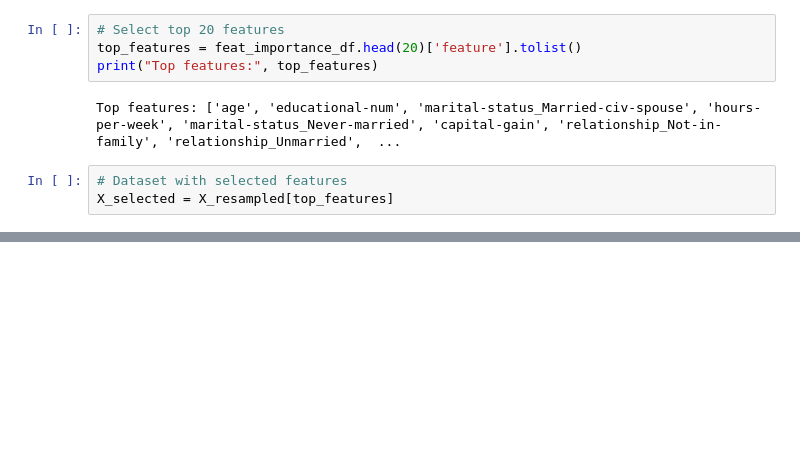
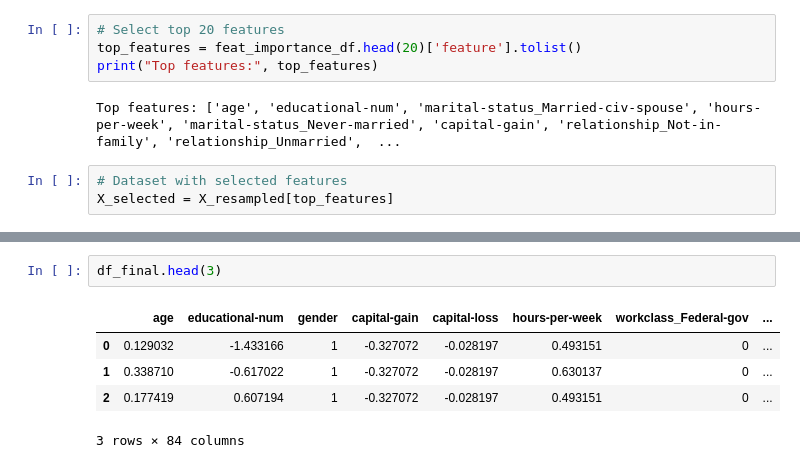
Before and after one commit to Asad-10x/ml_techniques, a Jupyter notebook: src/processing/ds1/ds1_pre-processing.ipynb, the cells around one changed output, grey strips where cells are left out. Cells and saved outputs as stored; diff of their text form; blank space fills up the shorter version.

```diff
--- a/src/processing/ds1/ds1_pre-processing.ipynb
+++ b/src/processing/ds1/ds1_pre-processing.ipynb
@@ -277,0 +286,8 @@ DBSCAN Clusters: 2
+# %%
+df_final.head(3)
+# %% [output]
+|  | age | educational-num | gender | capital-gain | capital-loss | hours-per-week | workclass_Federal-gov | ... |
+| 0 | 0.129032 | -1.433166 | 1 | -0.327072 | -0.028197 | 0.493151 | 0 | ... |
+| 1 | 0.338710 | -0.617022 | 1 | -0.327072 | -0.028197 | 0.630137 | 0 | ... |
+| 2 | 0.177419 | 0.607194 | 1 | -0.327072 | -0.028197 | 0.493151 | 0 | ... |
+3 rows × 84 columns
```
Also changed, not shown: parts of 7 cells of this notebook.
